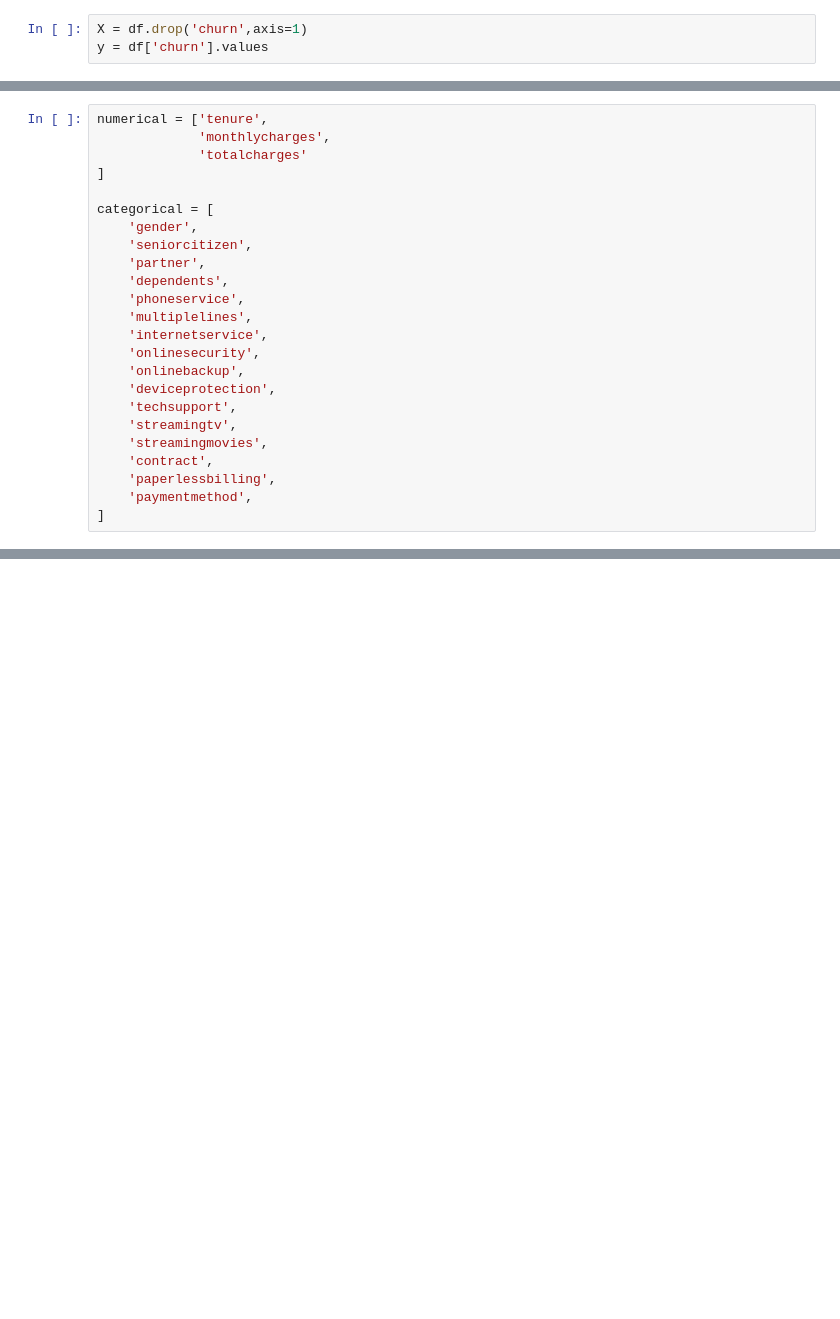
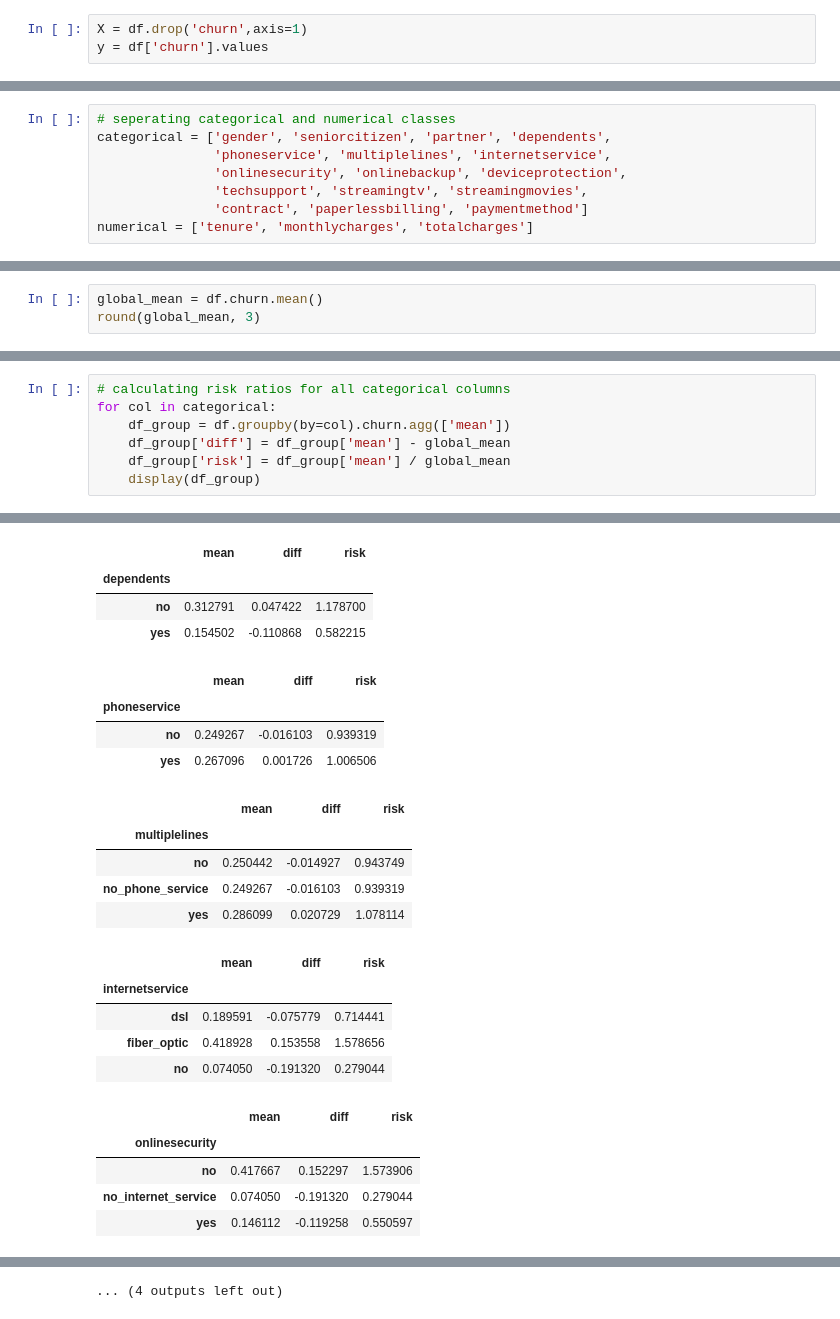
Before and after one commit to nateeatsrice/Churn-Prediction-AWS-Lambda-Deployment, a Jupyter notebook: 01-EDA/EDA.ipynb, the cells around one changed output, grey strips where cells are left out. Drawn from its saved outputs; the diff is of its cells as text; blank space fills up the shorter version.

```diff
--- a/01-EDA/EDA.ipynb
+++ b/01-EDA/EDA.ipynb
@@ -113,24 +184,8 @@ X_train, X_val, y_train, y_val = train_test_split(X, y, test_size=0.2, random_st
 # %%
-numerical = ['tenure',
-             'monthlycharges',
-             'totalcharges'
-]
-
-categorical = [
-    'gender',
-    'seniorcitizen',
-    'partner',
-    'dependents',
-    'phoneservice',
-    'multiplelines',
-    'internetservice',
-    'onlinesecurity',
-    'onlinebackup',
-    'deviceprotection',
-    'techsupport',
-    'streamingtv',
-    'streamingmovies',
-    'contract',
-    'paperlessbilling',
-    'paymentmethod',
-]
+# seperating categorical and numerical classes
+categorical = ['gender', 'seniorcitizen', 'partner', 'dependents',
+               'phoneservice', 'multiplelines', 'internetservice',
+               'onlinesecurity', 'onlinebackup', 'deviceprotection',
+               'techsupport', 'streamingtv', 'streamingmovies',
+               'contract', 'paperlessbilling', 'paymentmethod']
+numerical = ['tenure', 'monthlycharges', 'totalcharges']
@@ -191,0 +213,3 @@ with open('../log_reg.bin','wb') as f_out:
+# %%
+global_mean = df.churn.mean()
+round(global_mean, 3)
@@ -191,0 +246,8 @@ with open('../log_reg.bin','wb') as f_out:
+# %%
+# calculating risk ratios for all categorical columns
+for col in categorical:
+    df_group = df.groupby(by=col).churn.agg(['mean'])
+    df_group['diff'] = df_group['mean'] - global_mean
+    df_group['risk'] = df_group['mean'] / global_mean
+    display(df_group)
+# %% [output]
@@ -191,0 +266,23 @@ with open('../log_reg.bin','wb') as f_out:
+|  | mean | diff | risk |
+| dependents |  |  |  |
+| no | 0.312791 | 0.047422 | 1.178700 |
+| yes | 0.154502 | -0.110868 | 0.582215 |
+|  | mean | diff | risk |
+| phoneservice |  |  |  |
+| no | 0.249267 | -0.016103 | 0.939319 |
+| yes | 0.267096 | 0.001726 | 1.006506 |
+|  | mean | diff | risk |
+| multiplelines |  |  |  |
+| no | 0.250442 | -0.014927 | 0.943749 |
+| no_phone_service | 0.249267 | -0.016103 | 0.939319 |
+| yes | 0.286099 | 0.020729 | 1.078114 |
+|  | mean | diff | risk |
+| internetservice |  |  |  |
+| dsl | 0.189591 | -0.075779 | 0.714441 |
+| fiber_optic | 0.418928 | 0.153558 | 1.578656 |
+| no | 0.074050 | -0.191320 | 0.279044 |
+|  | mean | diff | risk |
+| onlinesecurity |  |  |  |
+| no | 0.417667 | 0.152297 | 1.573906 |
+| no_internet_service | 0.074050 | -0.191320 | 0.279044 |
+| yes | 0.146112 | -0.119258 | 0.550597 |
@@ -191,0 +309 @@ with open('../log_reg.bin','wb') as f_out:
+... (4 outputs left out)
```
Also changed, not shown: parts of 29 cells of this notebook, 5 other files.
